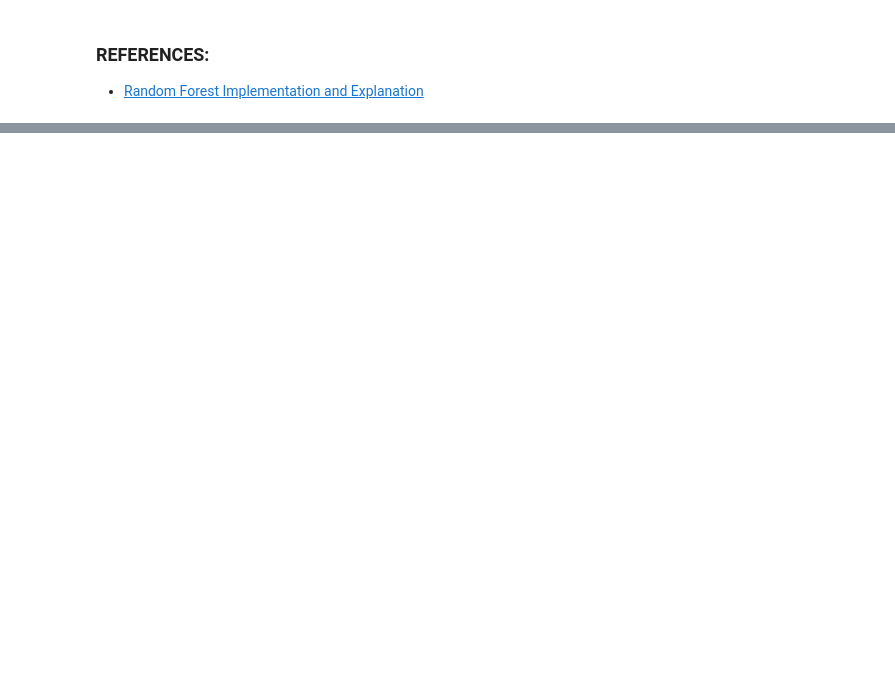
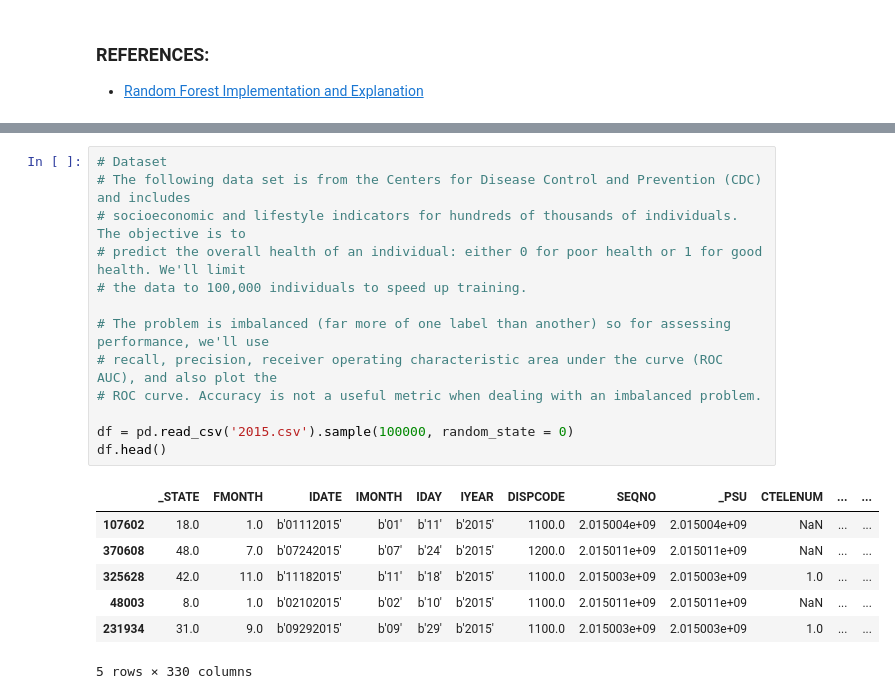
Before and after one commit to ZER-0-NE/ML_problems, a Jupyter notebook: ML-practice/Supervised Learning/Random Forest/Random Forest.ipynb, the cells around one changed output, grey strips where cells are left out. Drawn from its saved outputs; the diff is of its cells as text; blank space fills up the shorter version.

```diff
--- a/ML-practice/Supervised Learning/Random Forest/Random Forest.ipynb
+++ b/ML-practice/Supervised Learning/Random Forest/Random Forest.ipynb
@@ -104,0 +233,21 @@ The other main concept in the random forest is that only a [subset of all the fe
+# %%
+# Dataset
+# The following data set is from the Centers for Disease Control and Prevention (CDC) and includes
+# socioeconomic and lifestyle indicators for hundreds of thousands of individuals. The objective is to
+# predict the overall health of an individual: either 0 for poor health or 1 for good health. We'll limit
+# the data to 100,000 individuals to speed up training.
+
+# The problem is imbalanced (far more of one label than another) so for assessing performance, we'll use
+# recall, precision, receiver operating characteristic area under the curve (ROC AUC), and also plot the
+# ROC curve. Accuracy is not a useful metric when dealing with an imbalanced problem.
+
+df = pd.read_csv('2015.csv').sample(100000, random_state = 0)
+df.head()
+# %% [output]
+|  | _STATE | FMONTH | IDATE | IMONTH | IDAY | IYEAR | DISPCODE | SEQNO | _PSU | CTELENUM | ... | ... |
+| 107602 | 18.0 | 1.0 | b'01112015' | b'01' | b'11' | b'2015' | 1100.0 | 2.015004e+09 | 2.015004e+09 | NaN | ... | ... |
+| 370608 | 48.0 | 7.0 | b'07242015' | b'07' | b'24' | b'2015' | 1200.0 | 2.015011e+09 | 2.015011e+09 | NaN | ... | ... |
+| 325628 | 42.0 | 11.0 | b'11182015' | b'11' | b'18' | b'2015' | 1100.0 | 2.015003e+09 | 2.015003e+09 | 1.0 | ... | ... |
+| 48003 | 8.0 | 1.0 | b'02102015' | b'02' | b'10' | b'2015' | 1100.0 | 2.015011e+09 | 2.015011e+09 | NaN | ... | ... |
+| 231934 | 31.0 | 9.0 | b'09292015' | b'09' | b'29' | b'2015' | 1100.0 | 2.015003e+09 | 2.015003e+09 | 1.0 | ... | ... |
+5 rows × 330 columns
```
Also changed, not shown: parts of 24 cells of this notebook, 5 other files.
